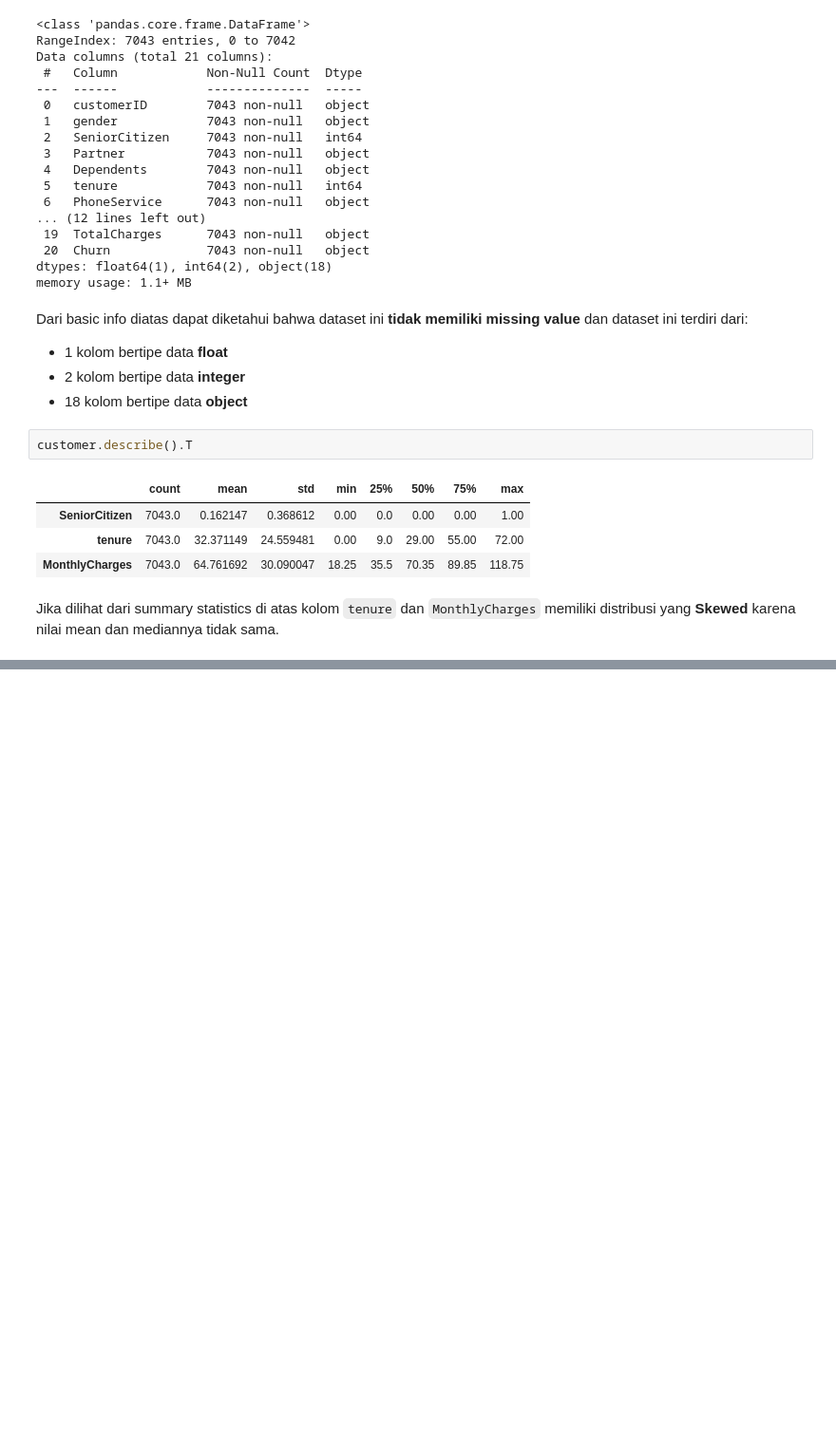
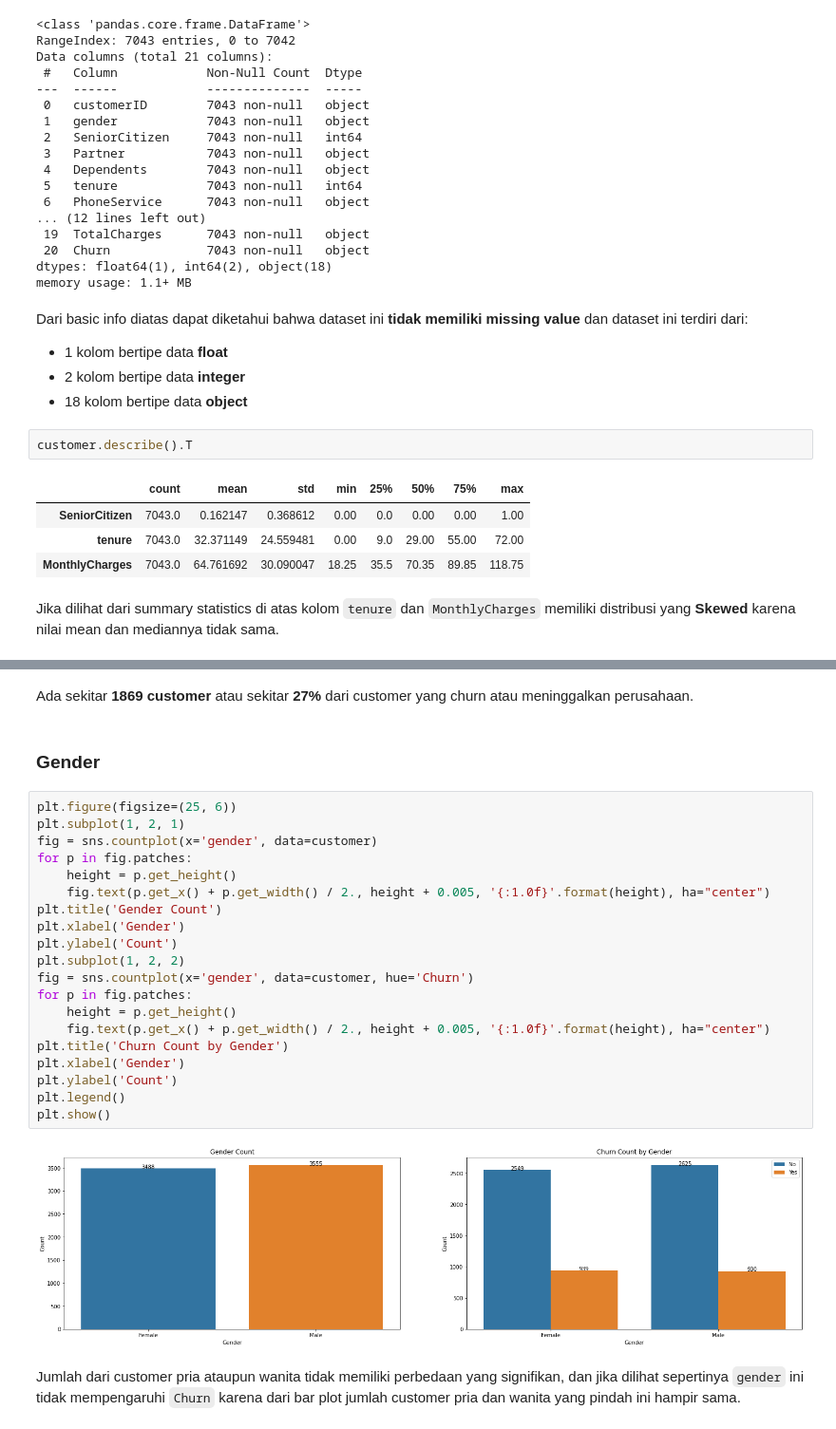
Before and after one commit to Penzragon/h8dsft_Milestone1P2, a Jupyter notebook: script.ipynb, the cells around one changed output, grey strips where cells are left out. Shown at 95% size. Drawn from its saved outputs; the diff is of its cells as text; blank space fills up the shorter version.

```diff
--- a/script.ipynb
+++ b/script.ipynb
@@ -128,0 +187,28 @@ Jika dilihat dari summary statistics di atas kolom `tenure` dan `MonthlyCharges`
+# %% [markdown]
+Ada sekitar **1869 customer** atau sekitar **27%** dari customer yang churn atau meninggalkan perusahaan.
+# %% [markdown]
+### Gender
+# %%
+plt.figure(figsize=(25, 6))
+plt.subplot(1, 2, 1)
+fig = sns.countplot(x='gender', data=customer)
+for p in fig.patches:
+    height = p.get_height()
+    fig.text(p.get_x() + p.get_width() / 2., height + 0.005, '{:1.0f}'.format(height), ha="center")
+plt.title('Gender Count')
+plt.xlabel('Gender')
+plt.ylabel('Count')
+plt.subplot(1, 2, 2)
+fig = sns.countplot(x='gender', data=customer, hue='Churn')
+for p in fig.patches:
+    height = p.get_height()
+    fig.text(p.get_x() + p.get_width() / 2., height + 0.005, '{:1.0f}'.format(height), ha="center")
+plt.title('Churn Count by Gender')
+plt.xlabel('Gender')
+plt.ylabel('Count')
+plt.legend()
+plt.show()
+# %% [output]
+[figure, added]
+# %% [markdown]
+Jumlah dari customer pria ataupun wanita tidak memiliki perbedaan yang signifikan, dan jika dilihat sepertinya `gender` ini tidak mempengaruhi `Churn` karena dari bar plot jumlah customer pria dan wanita yang pindah ini hampir sama.
```
Also changed, not shown: parts of 12 cells of this notebook.
